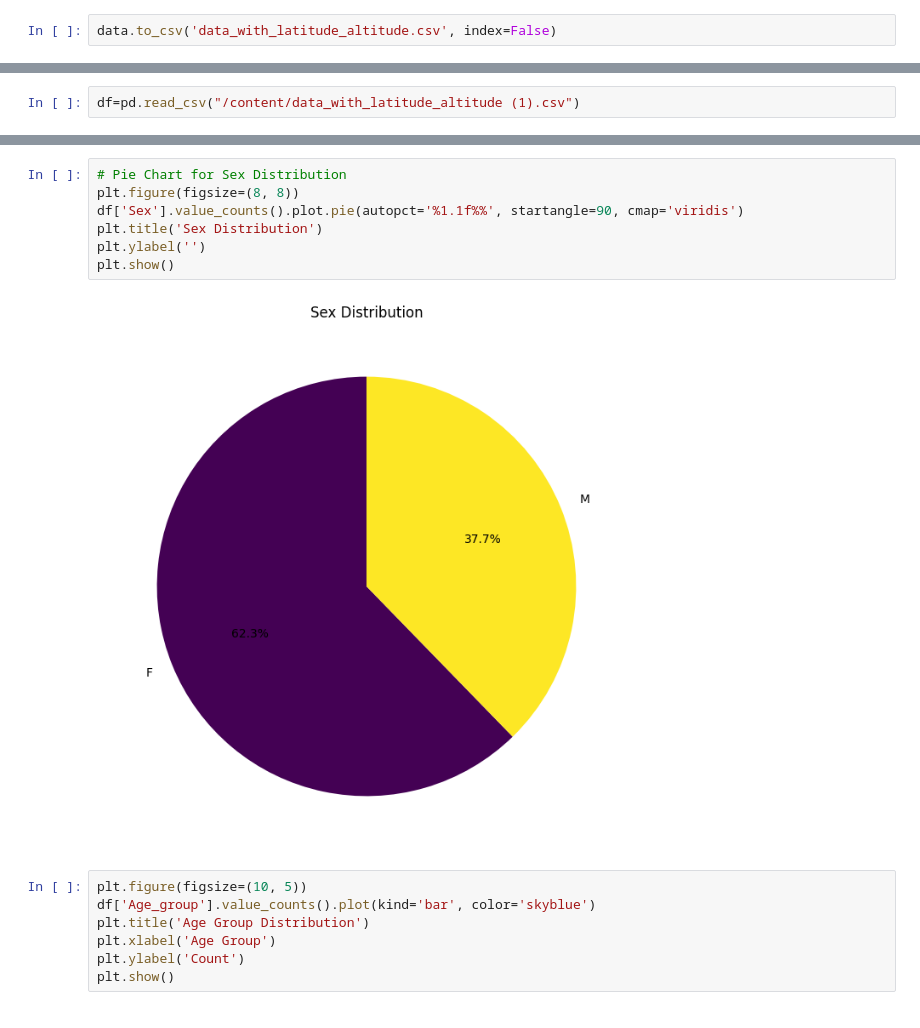
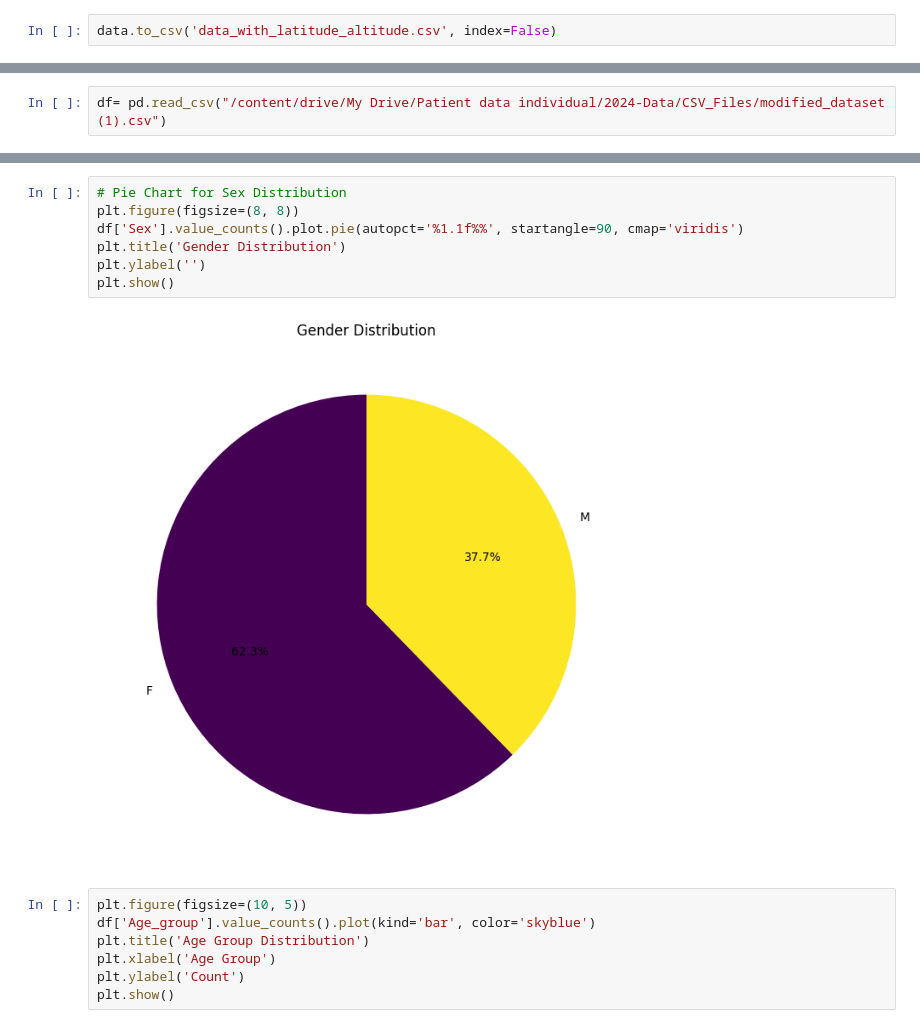
Before and after one commit to Keerthana2001-ops/Data-Science-project, a Jupyter notebook: ExploratoryDataAnalysis.ipynb, the cells around one changed output, grey strips where cells are left out. Cells and saved outputs as stored; diff of their text form.

```diff
--- a/ExploratoryDataAnalysis.ipynb
+++ b/ExploratoryDataAnalysis.ipynb
@@ -638,2 +626,2 @@ data.to_csv('data_with_latitude_altitude.csv', index=False)
 # %%
-df=pd.read_csv("/content/data_with_latitude_altitude (1).csv")
+df= pd.read_csv("/content/drive/My Drive/Patient data individual/2024-Data/CSV_Files/modified_dataset (1).csv")
@@ -731,12 +702,12 @@ max     1.902849  37.567161  127.000560  47.000000
 # %%
 # Pie Chart for Sex Distribution
 plt.figure(figsize=(8, 8))
 df['Sex'].value_counts().plot.pie(autopct='%1.1f%%', startangle=90, cmap='viridis')
-plt.title('Sex Distribution')
+plt.title('Gender Distribution')
 plt.ylabel('')
 plt.show()
 # %% [output]
-[figure, old version]
+[figure, new version]
 # %%
 plt.figure(figsize=(10, 5))
 df['Age_group'].value_counts().plot(kind='bar', color='skyblue')
```
Also changed, not shown: parts of 17 cells of this notebook.
